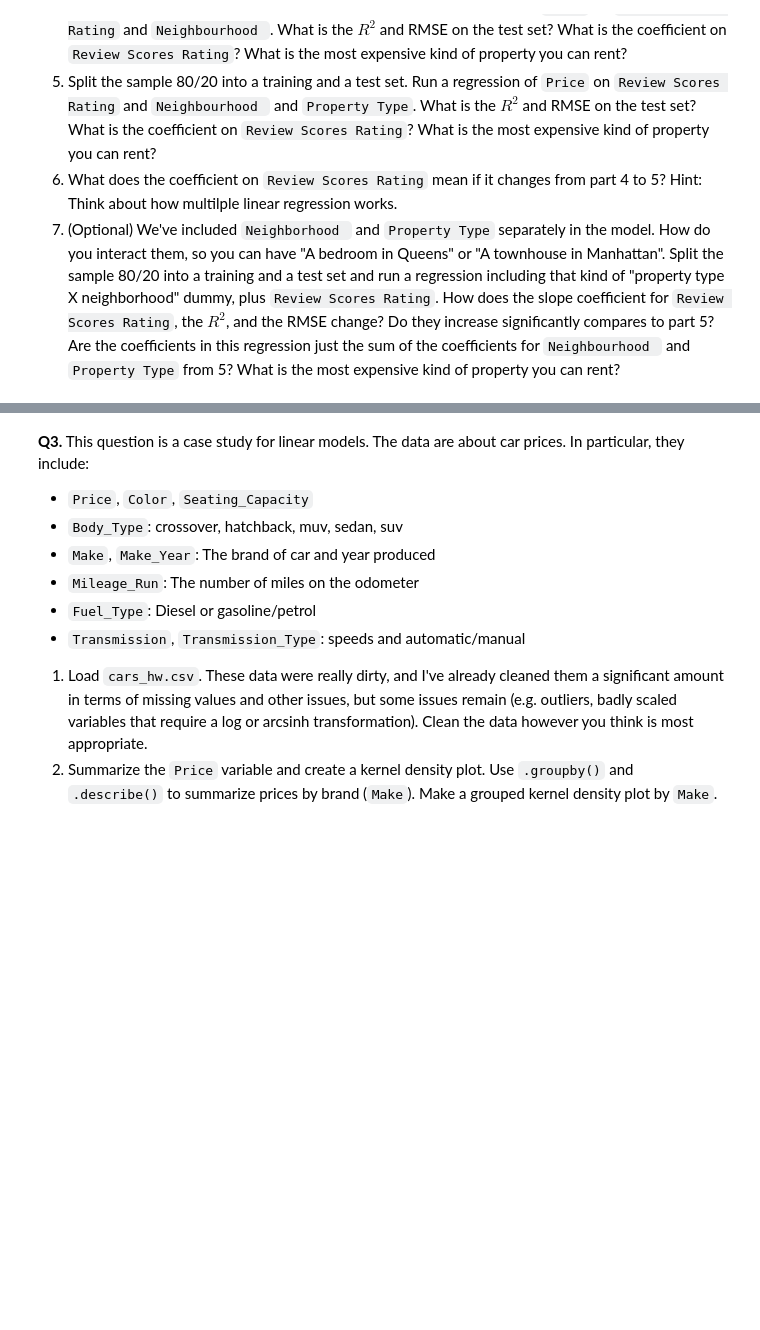
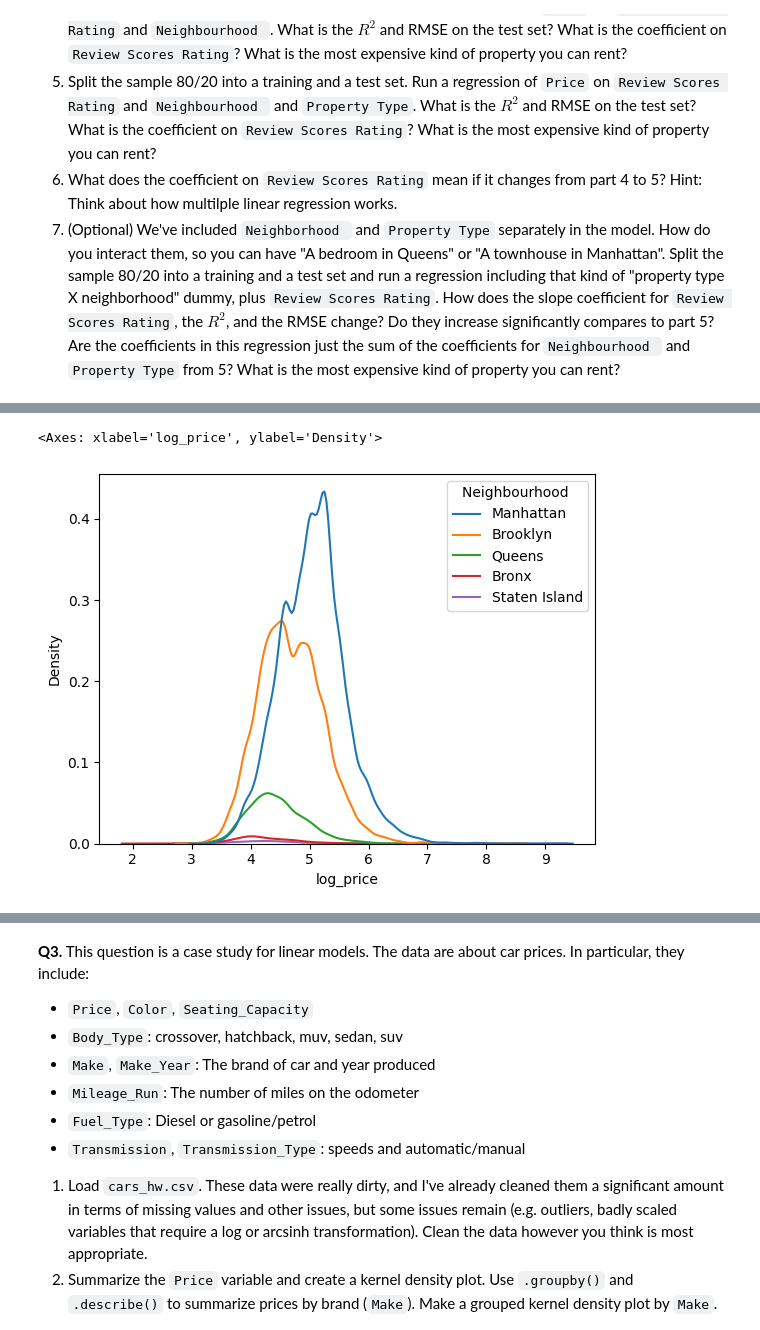
Before and after one commit to aileenkent/linearModels, a Jupyter notebook: assignment/assignment.ipynb, the cells around one changed output, grey strips where cells are left out. Saved outputs shown, nothing was run; the diff lists cells and outputs as text; code cells hidden in the pictures; blank space fills up the shorter version.

```diff
--- a/assignment/assignment.ipynb
+++ b/assignment/assignment.ipynb
@@ -43,0 +125,5 @@
+# %%
+sns.kdeplot(data=house_data, x='log_price', hue='Neighbourhood ', fill=False)
+# %% [output]
+<Axes: xlabel='log_price', ylabel='Density'>
+[figure, added]
```
Also changed, not shown: parts of 12 cells of this notebook.
